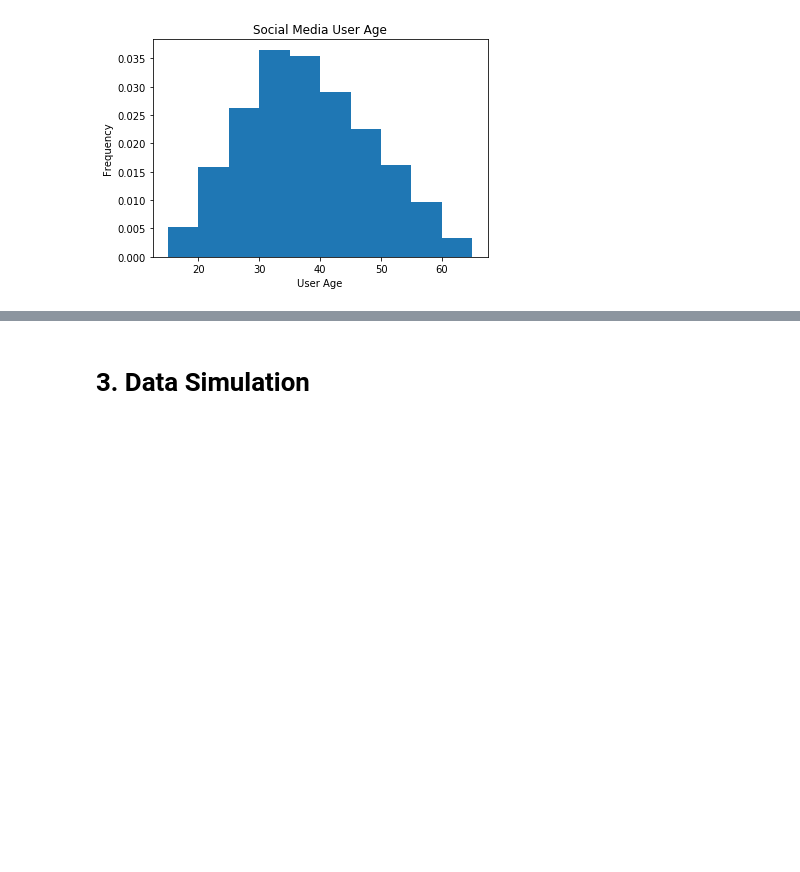
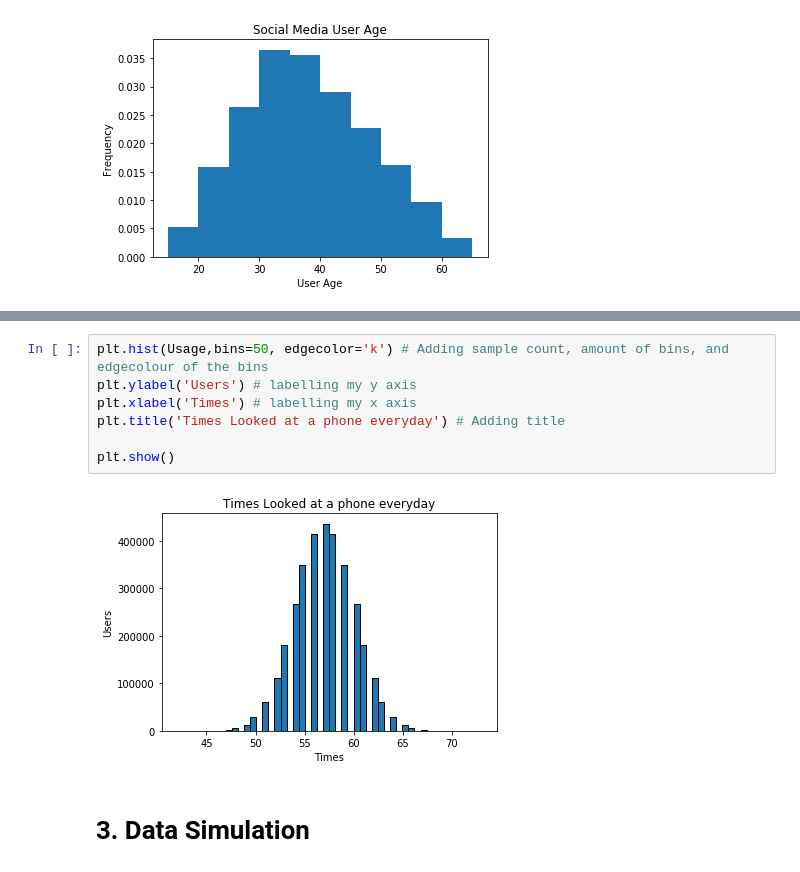
Before and after one commit to simonava5/ProgrammingProject, a Jupyter notebook: Real Life Data.ipynb, the cells around one changed output, grey strips where cells are left out. Saved outputs shown, nothing was run; the diff lists cells and outputs as text; blank space fills up the shorter version.

```diff
--- a/Real Life Data.ipynb
+++ b/Real Life Data.ipynb
@@ -101,3 +115,12 @@ array([2, 2, 1, ..., 1, 2, 1])
+# %%
+plt.hist(Usage,bins=50, edgecolor='k') # Adding sample count, amount of bins, and edgecolour of the bins
+plt.ylabel('Users') # labelling my y axis
+plt.xlabel('Times') # labelling my x axis
+plt.title('Times Looked at a phone everyday') # Adding title
+
+plt.show()
+# %% [output]
+[figure, added]
 # %% [markdown]
 # 3. Data Simulation
 # %% [markdown]
```
Also changed, not shown: parts of 4 cells of this notebook.
